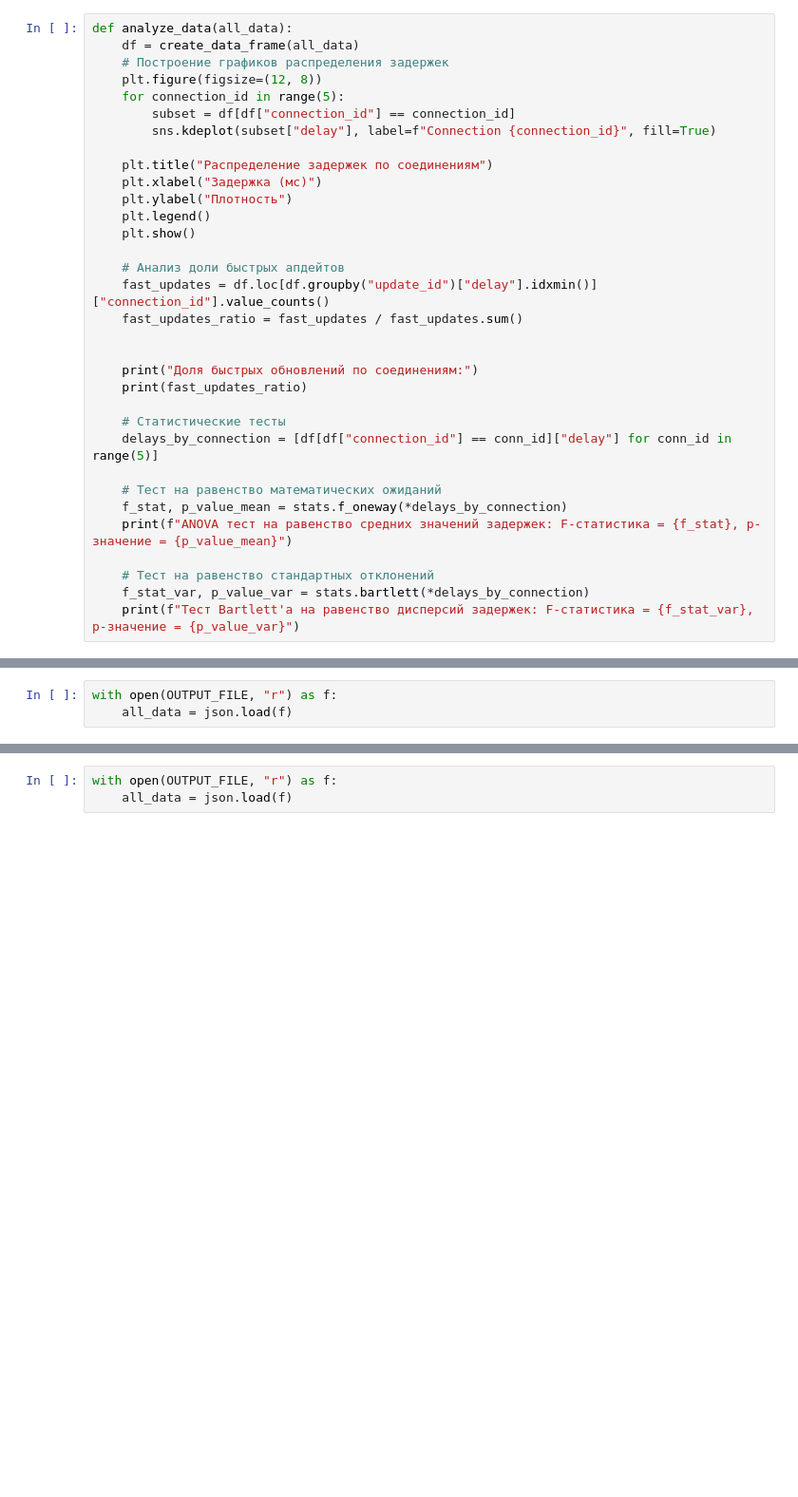
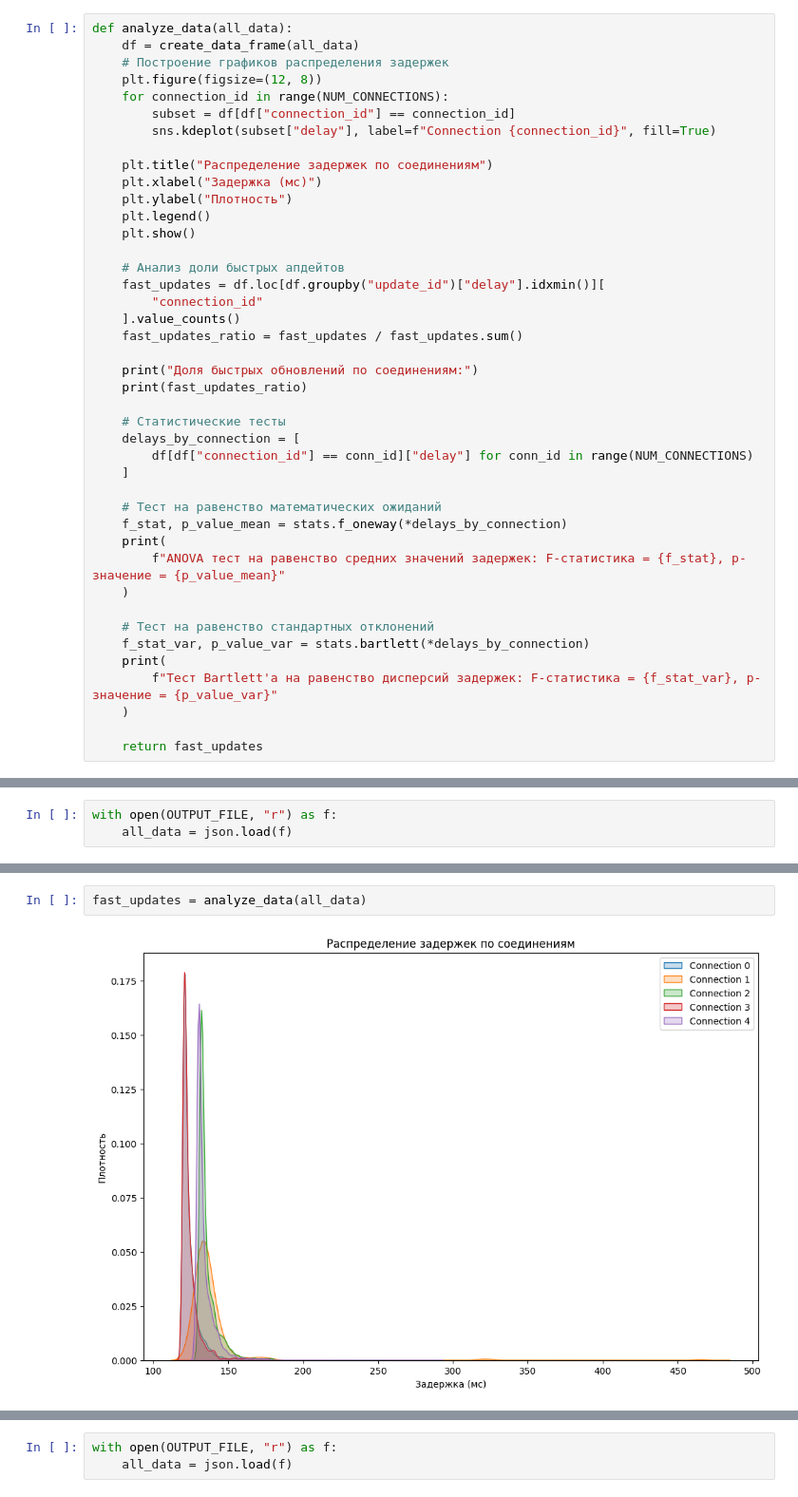
Before and after one commit to Usahashchik/Alber_Blanc, a Jupyter notebook: statistical_analysis.ipynb, the cells around one changed output, grey strips where cells are left out. Shown: that part at 95% size. Saved outputs shown, nothing was run; the diff lists cells and outputs as text; blank space fills up the shorter version.

```diff
--- a/statistical_analysis.ipynb
+++ b/statistical_analysis.ipynb
@@ -31,7 +35,7 @@ def analyze_data(all_data):
     df = create_data_frame(all_data)
     # Построение графиков распределения задержек
     plt.figure(figsize=(12, 8))
-    for connection_id in range(5):
+    for connection_id in range(NUM_CONNECTIONS):
         subset = df[df["connection_id"] == connection_id]
         sns.kdeplot(subset["delay"], label=f"Connection {connection_id}", fill=True)
 
@@ -42,22 +46,31 @@ def analyze_data(all_data):
     plt.show()
 
     # Анализ доли быстрых апдейтов
-    fast_updates = df.loc[df.groupby("update_id")["delay"].idxmin()]["connection_id"].value_counts()
+    fast_updates = df.loc[df.groupby("update_id")["delay"].idxmin()][
+        "connection_id"
+    ].value_counts()
     fast_updates_ratio = fast_updates / fast_updates.sum()
-
 
     print("Доля быстрых обновлений по соединениям:")
     print(fast_updates_ratio)
 
     # Статистические тесты
-    delays_by_connection = [df[df["connection_id"] == conn_id]["delay"] for conn_id in range(5)]
+    delays_by_connection = [
+        df[df["connection_id"] == conn_id]["delay"] for conn_id in range(NUM_CONNECTIONS)
+    ]
 
     # Тест на равенство математических ожиданий
     f_stat, p_value_mean = stats.f_oneway(*delays_by_connection)
-    print(f"ANOVA тест на равенство средних значений задержек: F-статистика = {f_stat}, p-значение = {p_value_mean}")
+    print(
+        f"ANOVA тест на равенство средних значений задержек: F-статистика = {f_stat}, p-значение = {p_value_mean}"
+    )
 
     # Тест на равенство стандартных отклонений
     f_stat_var, p_value_var = stats.bartlett(*delays_by_connection)
-    print(f"Тест Bartlett'а на равенство дисперсий задержек: F-статистика = {f_stat_var}, p-значение = {p_value_var}")
+    print(
+        f"Тест Bartlett'а на равенство дисперсий задержек: F-статистика = {f_stat_var}, p-значение = {p_value_var}"
+    )
+
+    return fast_updates
 # %% [markdown]
 ## Анализ параметров c использованием асинхронного окружения (Async)
@@ -119,0 +165,4 @@ ANOVA тест на равенство средних значений заде
+# %%
+fast_updates = analyze_data(all_data)
+# %% [output]
+[figure, added]
```
Also changed, not shown: parts of 45 cells of this notebook, 22 other files.
